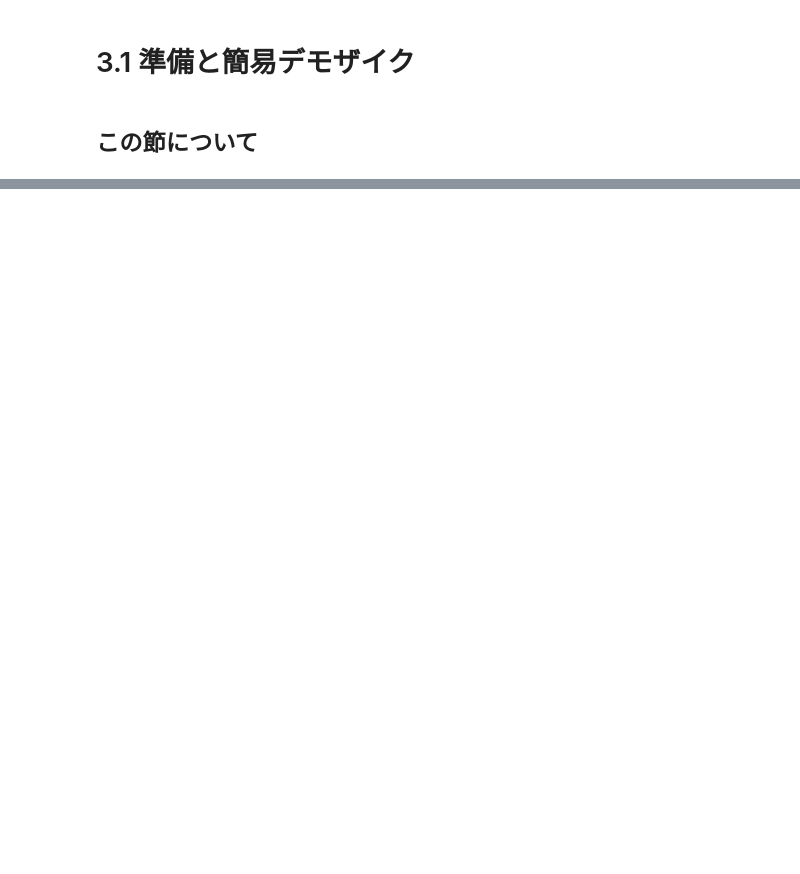
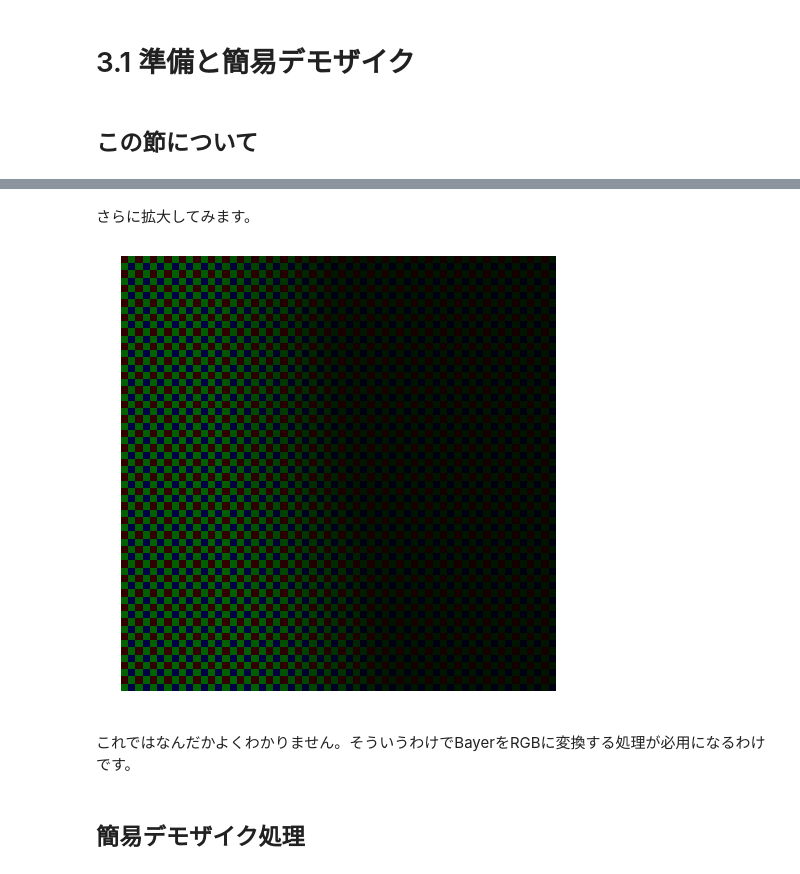
Before and after one commit to moizumi99/camera_raw_processing, a Jupyter notebook: camera_raw_chapter_3_1.ipynb, the cells around one changed output, grey strips where cells are left out. Saved outputs shown, nothing was run; the diff lists cells and outputs as text; code cells hidden in the pictures; blank space fills up the shorter version.

```diff
--- a/camera_raw_chapter_3_1.ipynb
+++ b/camera_raw_chapter_3_1.ipynb
@@ -10,0 +237,16 @@
+# %% [markdown]
+さらに拡大してみます。
+# %%
+plt.figure(figsize=(8, 8))
+# RAW画像の中から(1310, 2620)から60x60の領域を表示。
+imshow(raw_color[1310:1370, 2620:2680])
+# 軸非表示
+plt.axis('off')
+# 画像表示
+plt.show()
+# %% [output]
+[figure, added]
+# %% [markdown]
+これではなんだかよくわかりません。そういうわけでBayerをRGBに変換する処理が必用になるわけです。
+# %% [markdown]
+## 簡易デモザイク処理
```
Also changed, not shown: parts of 57 cells of this notebook.
